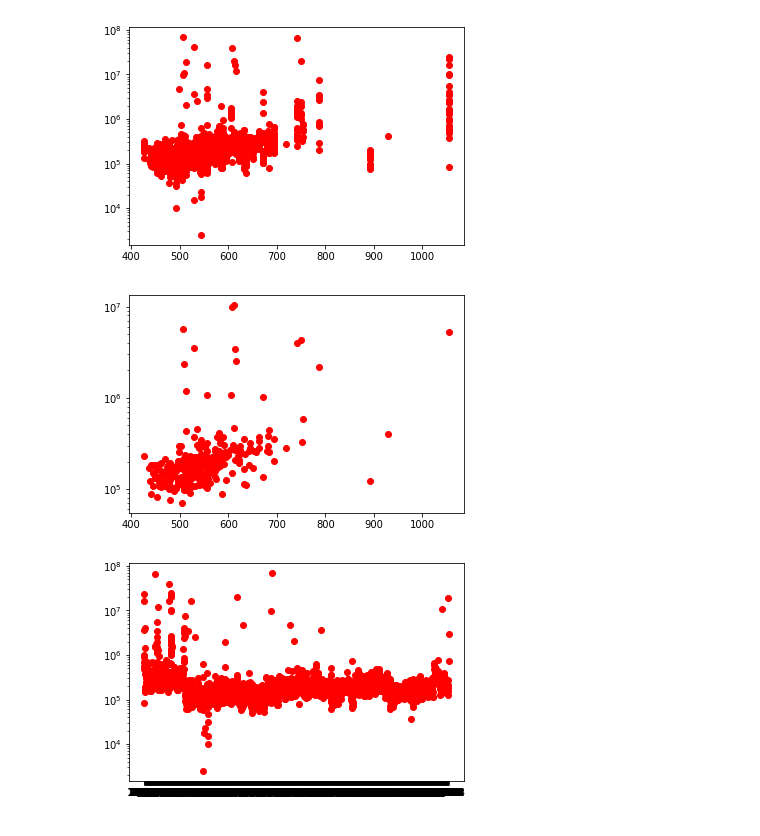
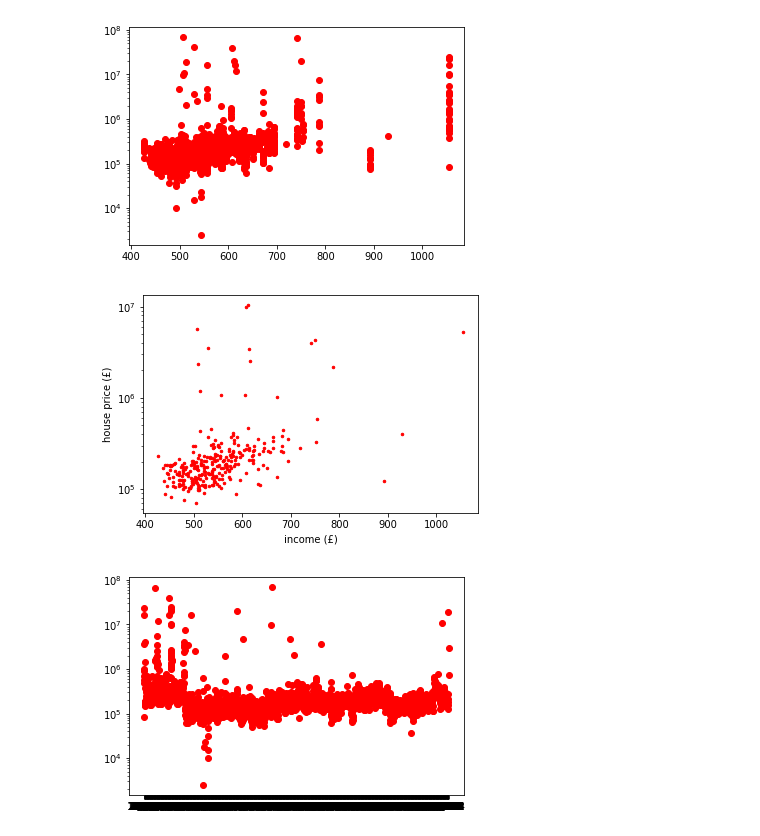
Before and after one commit to elliott-fogg/HESTIA, a Jupyter notebook: dana/plotting_price.ipynb, the cells around one changed output. Saved outputs shown, nothing was run; the diff lists cells and outputs as text; code cells hidden in the pictures.

```diff
--- a/dana/plotting_price.ipynb
+++ b/dana/plotting_price.ipynb
@@ -59,16 +50,19 @@ plt.yscale('log')
 # %%
 income_data_area = income_data.groupby('PAY').mean()
 income_data_area = income_data_area.reset_index()
+# %%
+plt.close()
+plt.plot(income_data_area['PAY'], income_data_area['Price'],'ro',markersize = 2.5)
+plt.yscale('log')
+plt.ylabel('house price (£)')
+plt.xlabel('income (£)')
+plt.savefig('plots/income_price.pdf')
+# %% [output]
+[figure, added]
 # %%
 plt.close()
-plt.plot(income_data_area['PAY'], income_data_area['Price'],'ro')
+plt.plot(imd_data['index_scaled'], imd_data['Price'],'ro')
 plt.yscale('log')
 # %% [output]
-[figure, old version]
+[figure, new version]
-# %%
-plt.close()
-plt.plot(imd_data['index'], imd_data['Price'],'ro')
-plt.yscale('log')
-# %% [output]
-[figure, removed]
 # %%
```
Also changed, not shown: parts of 7 cells of this notebook, 11 other files.
